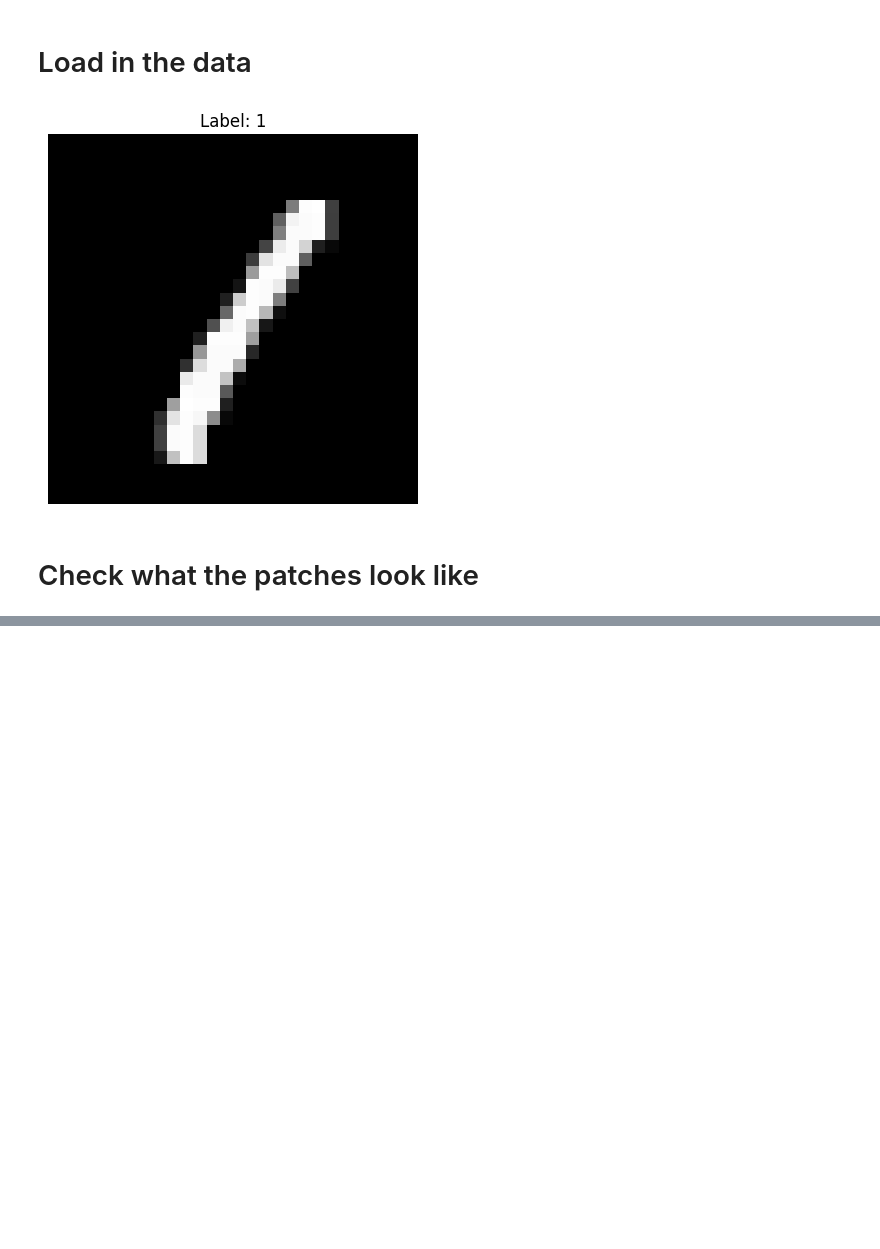
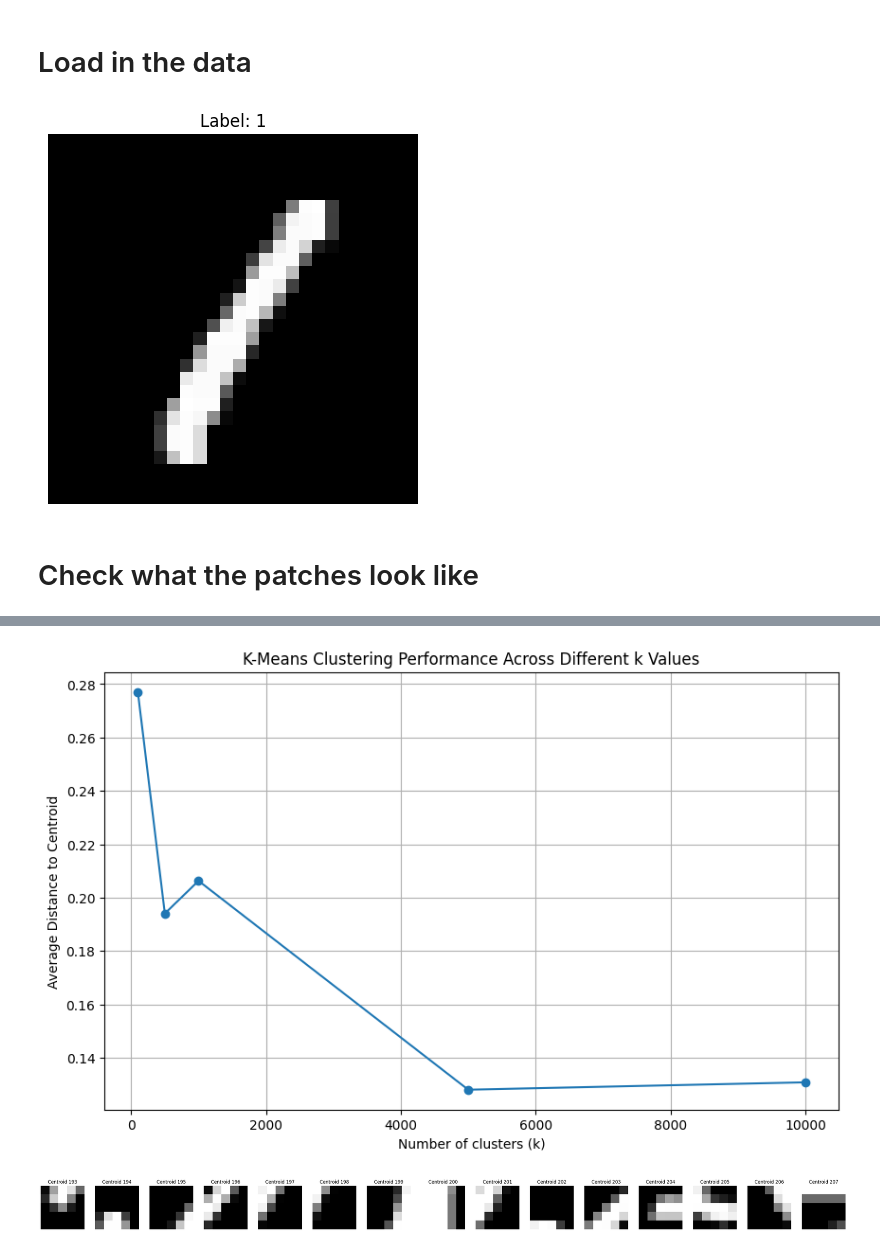
Before and after one commit to snaderi2000/ece-289a, a Jupyter notebook: HW_1/hw_1.ipynb, the cells around one changed output, grey strips where cells are left out. Drawn from its saved outputs; the diff is of its cells as text; code cells hidden in the pictures; blank space fills up the shorter version.

```diff
--- a/HW_1/hw_1.ipynb
+++ b/HW_1/hw_1.ipynb
@@ -179,0 +92,7 @@ plot_samples_from_models(models, sampled_patches)
+# %%
+
+# Usage example
+k_values = [100, 500, 1000, 5000, 10000]
+models = perform_kmeans_clustering(patches, k_values)
+
+save_models(models)
@@ -179,0 +203,25 @@ plot_samples_from_models(models, sampled_patches)
+# %%
+def compare_k_means_performance(models, data):
+    avg_distances = []
+    k_values = sorted(models.keys())
+
+    for k in k_values:
+        kmeans = models[k]
+        centroids = kmeans.cluster_centers_
+        labels = kmeans.labels_
+        distances = np.linalg.norm(data - centroids[labels], axis=1) #euclidean distance
+        avg_distance = np.mean(distances)
+        avg_distances.append(avg_distance)
+
+    plt.figure(figsize=(10, 6))
+    plt.plot(k_values, avg_distances, marker='o')
+    plt.xlabel('Number of clusters (k)')
+    plt.ylabel('Average Distance to Centroid')
+    plt.title('K-Means Clustering Performance Across Different k Values')
+    plt.grid(True)
+    plt.show()
+
+# Example usage
+compare_k_means_performance(models, patches)
+# %% [output]
+[figure, added]
@@ -179,0 +255,5 @@ plot_samples_from_models(models, sampled_patches)
+# %%
+idx = 200
+plot_centroids_around_index(models, 10000, idx, radius=7)
+# %% [output]
+[figure, added]
```
Also changed, not shown: parts of 29 cells of this notebook.
